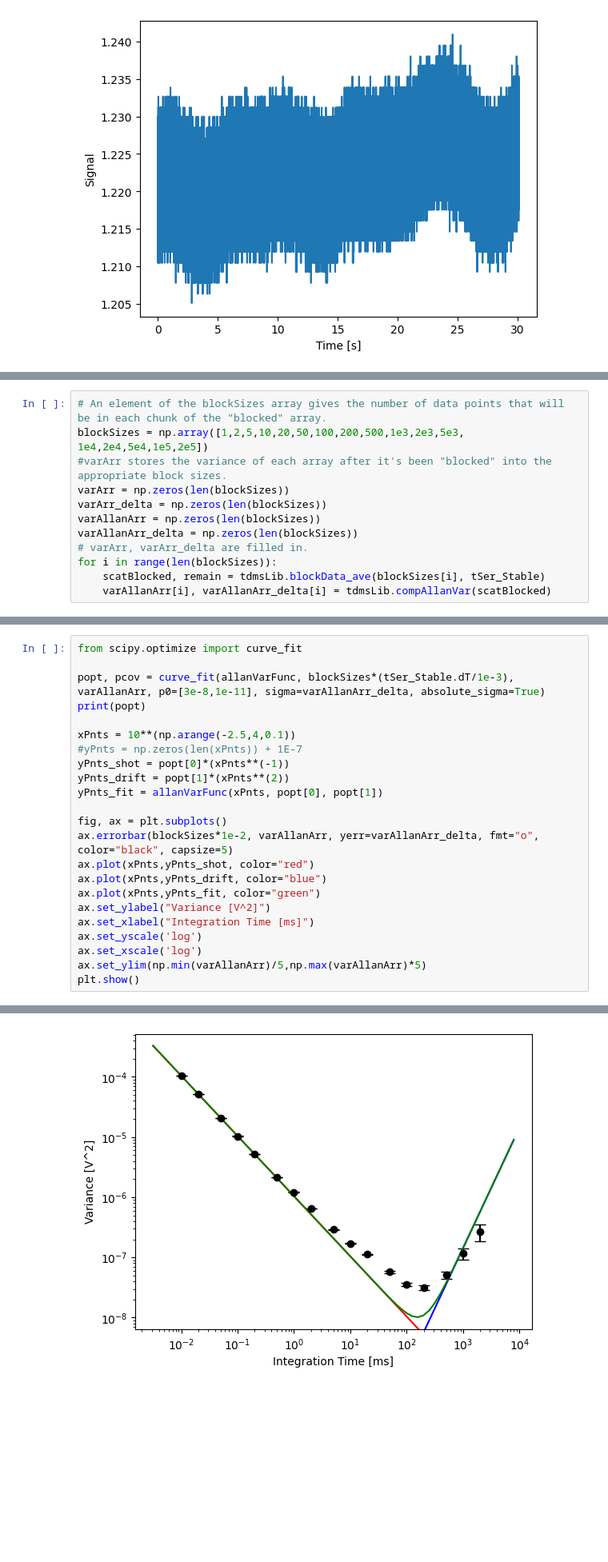
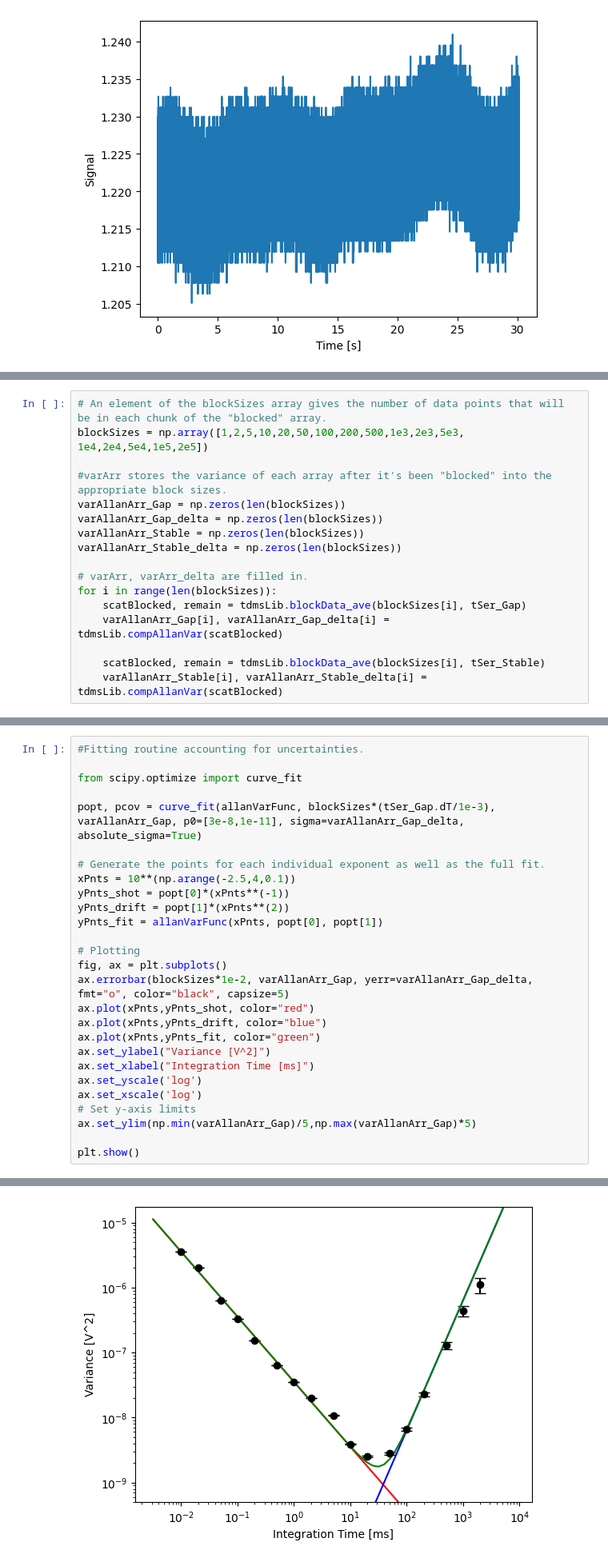
Before and after one commit to ilyabeskin/allan-variance, a Jupyter notebook: AllanVar_Example.ipynb, the cells around one changed output, grey strips where cells are left out. Shown at 80% size. Drawn from its saved outputs; the diff is of its cells as text; blank space fills up the shorter version.

Commit message:
Added comments to nb. Correct data saved in csv

```diff
--- a/AllanVar_Example.ipynb
+++ b/AllanVar_Example.ipynb
@@ -32,13 +45,18 @@ tdmsLib.dispTimeTrace(tSer_Stable)
 # %%
 # An element of the blockSizes array gives the number of data points that will be in each chunk of the "blocked" array.
 blockSizes = np.array([1,2,5,10,20,50,100,200,500,1e3,2e3,5e3, 1e4,2e4,5e4,1e5,2e5])
+
 #varArr stores the variance of each array after it's been "blocked" into the appropriate block sizes.
-varArr = np.zeros(len(blockSizes))
-varArr_delta = np.zeros(len(blockSizes))
-varAllanArr = np.zeros(len(blockSizes))
-varAllanArr_delta = np.zeros(len(blockSizes))
+varAllanArr_Gap = np.zeros(len(blockSizes))
+varAllanArr_Gap_delta = np.zeros(len(blockSizes))
+varAllanArr_Stable = np.zeros(len(blockSizes))
+varAllanArr_Stable_delta = np.zeros(len(blockSizes))
+
 # varArr, varArr_delta are filled in.
 for i in range(len(blockSizes)):
+    scatBlocked, remain = tdmsLib.blockData_ave(blockSizes[i], tSer_Gap)
+    varAllanArr_Gap[i], varAllanArr_Gap_delta[i] = tdmsLib.compAllanVar(scatBlocked)
+
     scatBlocked, remain = tdmsLib.blockData_ave(blockSizes[i], tSer_Stable)
-    varAllanArr[i], varAllanArr_delta[i] = tdmsLib.compAllanVar(scatBlocked)
+    varAllanArr_Stable[i], varAllanArr_Stable_delta[i] = tdmsLib.compAllanVar(scatBlocked)
 # %%
@@ -56,19 +83,21 @@ plt.show()
 def allanVarFunc(tau, s, d):
     return s*(tau**(-1))+d*(tau**2)
 # %%
+#Fitting routine accounting for uncertainties.
+
 from scipy.optimize import curve_fit
 
-popt, pcov = curve_fit(allanVarFunc, blockSizes*(tSer_Stable.dT/1e-3), varAllanArr, p0=[3e-8,1e-11], sigma=varAllanArr_delta, absolute_sigma=True)
-print(popt)
+popt, pcov = curve_fit(allanVarFunc, blockSizes*(tSer_Gap.dT/1e-3), varAllanArr_Gap, p0=[3e-8,1e-11], sigma=varAllanArr_Gap_delta, absolute_sigma=True)
 
+# Generate the points for each individual exponent as well as the full fit.
 xPnts = 10**(np.arange(-2.5,4,0.1))
-#yPnts = np.zeros(len(xPnts)) + 1E-7
 yPnts_shot = popt[0]*(xPnts**(-1))
 yPnts_drift = popt[1]*(xPnts**(2))
 yPnts_fit = allanVarFunc(xPnts, popt[0], popt[1])
 
+# Plotting
 fig, ax = plt.subplots()
-ax.errorbar(blockSizes*1e-2, varAllanArr, yerr=varAllanArr_delta, fmt="o", color="black", capsize=5)
+ax.errorbar(blockSizes*1e-2, varAllanArr_Gap, yerr=varAllanArr_Gap_delta, fmt="o", color="black", capsize=5)
 ax.plot(xPnts,yPnts_shot, color="red")
 ax.plot(xPnts,yPnts_drift, color="blue")
 ax.plot(xPnts,yPnts_fit, color="green")
@@ -76,6 +105,8 @@ ax.set_ylabel("Variance [V^2]")
 ax.set_xlabel("Integration Time [ms]")
 ax.set_yscale('log')
 ax.set_xscale('log')
-ax.set_ylim(np.min(varAllanArr)/5,np.max(varAllanArr)*5)
+# Set y-axis limits
+ax.set_ylim(np.min(varAllanArr_Gap)/5,np.max(varAllanArr_Gap)*5)
+
 plt.show()
 # %% [output]
@@ -83,3 +113,3 @@ plt.show()
-[figure, old version]
+[figure, new version]
 # %%
 # Saving the results in a csv to graph later in whatever graphing software you like.
```
Also changed, not shown: parts of 10 cells of this notebook, 1 other file.
